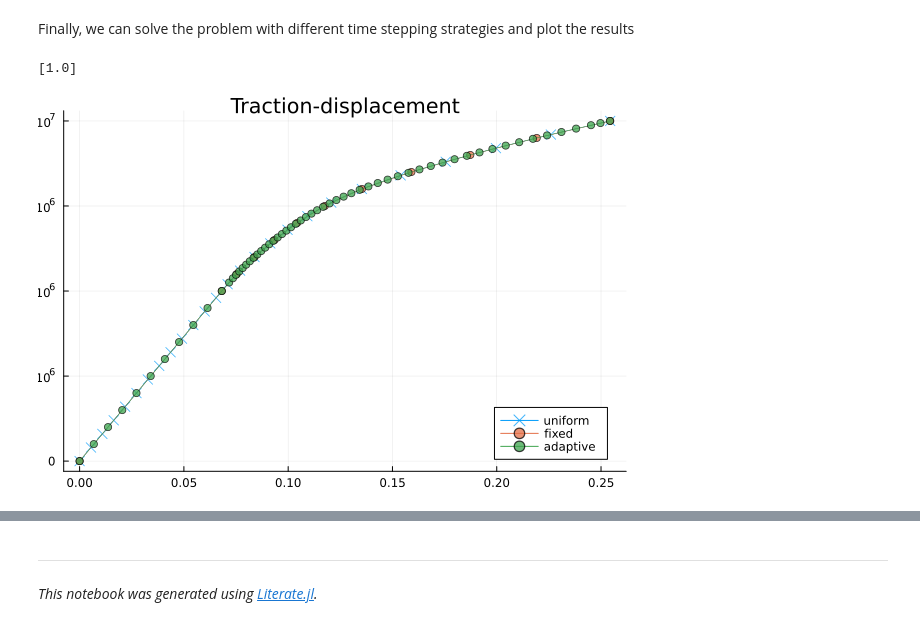
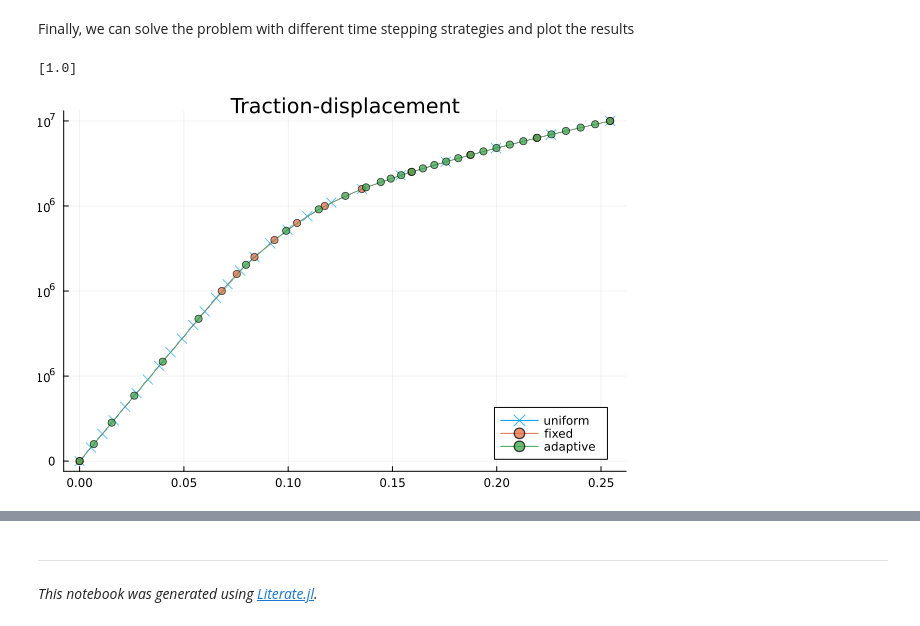
Before and after one commit to KnutAM/FESolvers.jl, a Jupyter notebook: dev/examples/plasticity.ipynb, the cells around one changed output, grey strips where cells are left out. Saved outputs shown, nothing was run; the diff lists cells and outputs as text; code cells hidden in the pictures.

```diff
--- a/dev/examples/plasticity.ipynb
+++ b/dev/examples/plasticity.ipynb
@@ -204,33 +204,33 @@ Finally, we can solve the problem with different time stepping strategies and pl
 # %%
 function example_solution()
     def = PlasticityModel()
 
     # Fixed uniform time steps
     problem = build_problem(def)
     solver = QuasiStaticSolver(NewtonSolver(;tolerance=1.0), FixedTimeStepper(;num_steps=25,Δt=0.04))
     solve_problem!(solver, problem)
     plt = plot_results(problem, label="uniform", markershape=:x, markersize=5)
 
     # Same time steps as Ferrite example
     problem = build_problem(def)
     solver = QuasiStaticSolver(NewtonSolver(;tolerance=1.0), FixedTimeStepper(append!([0.], collect(0.5:0.05:1.0))))
     solve_problem!(solver, problem)
     plot_results(problem, plt=plt, label="fixed", markershape=:circle)
 
     # Adaptive time stepping
     problem = build_problem(def)
     ts = AdaptiveTimeStepper(0.05, 1.0; Δt_min=0.01, Δt_max=0.2)
-    solver = QuasiStaticSolver(NewtonSolver(;tolerance=1.0, maxiter=4), ts)
+    solver = QuasiStaticSolver(NewtonSolver(;tolerance=1.0, maxiter=6), ts)
     solve_problem!(solver, problem)
     println(problem.buf.time)
     plot_results(problem, plt=plt, label="adaptive", markershape=:circle)
     plot!(;legend=:bottomright)
 end;
 
 example_solution()
 # %% [output]
 [1.0]
-[figure, old version]
+[figure, new version]
 # %% [markdown]
 Which gives the following result
 ![](plasticity.svg)
```
Also changed, not shown: 13 other files.
